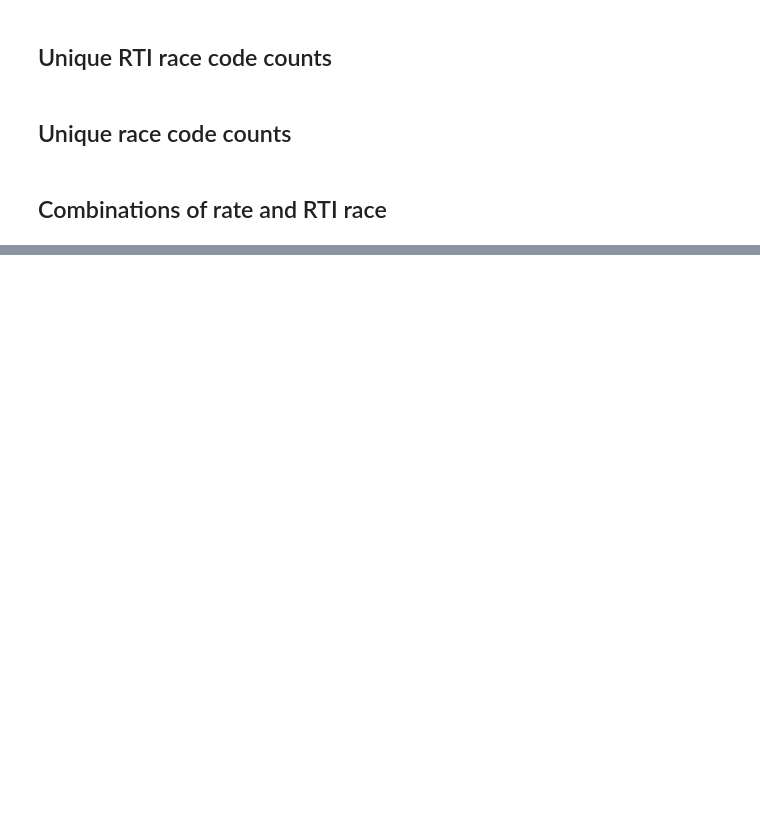
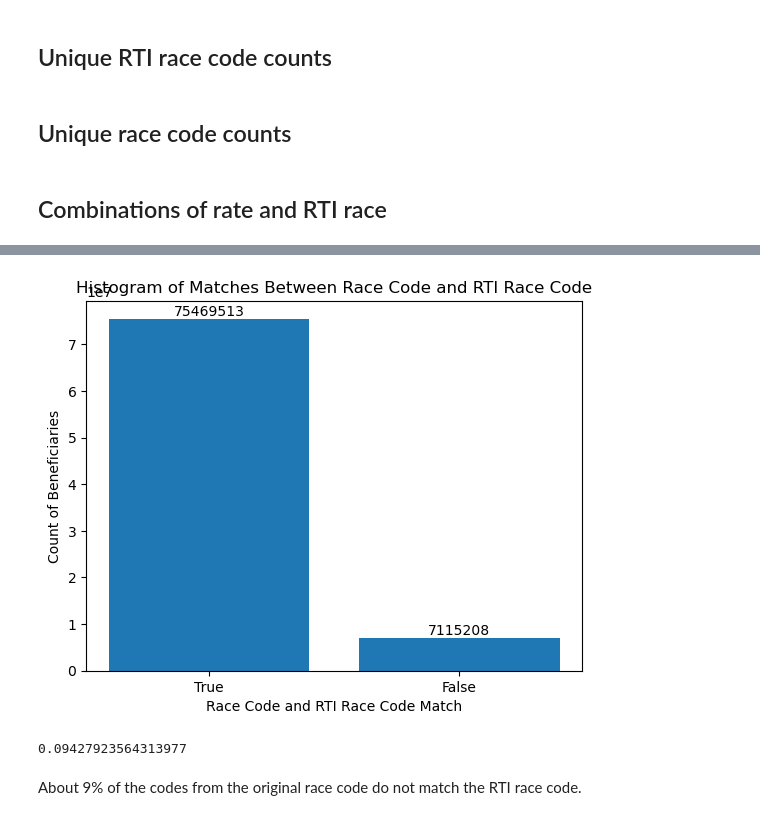
Before and after one commit to NSAPH-Data-Processing/us_census_zcta_time_series, a Jupyter notebook: notebooks/rti_race.ipynb, the cells around one changed output, grey strips where cells are left out. Cells and saved outputs as stored; diff of their text form; code cells hidden in the pictures; blank space fills up the shorter version.

```diff
--- a/notebooks/rti_race.ipynb
+++ b/notebooks/rti_race.ipynb
@@ -47,0 +112,30 @@ df
+# %%
+match_counts = df['matching'].value_counts()
+
+plt.bar(range(len(match_counts)), match_counts)
+
+# Add value counts on top of the bars
+for i, count in enumerate(match_counts):
+    if count > 10:
+        plt.text(i, count, str(count), ha='center', va='bottom')
+    else:
+        plt.text(i, count, "**", ha='center', va='bottom')
+
+# Set the tick labels using the value counts index
+plt.xticks(range(len(match_counts)), match_counts.index)
+
+# Add labels and title
+plt.xlabel('Race Code and RTI Race Code Match')
+plt.ylabel('Count of Beneficiaries')
+plt.title('Histogram of Matches Between Race Code and RTI Race Code')
+
+# Display the histogram
+plt.show()
+# %% [output]
+[figure, added]
+# %%
+7115208/75469513
+# %% [output]
+0.09427923564313977
+# %% [markdown]
+About 9% of the codes from the original race code do not match the RTI race code.
```
Also changed, not shown: parts of 10 cells of this notebook.
